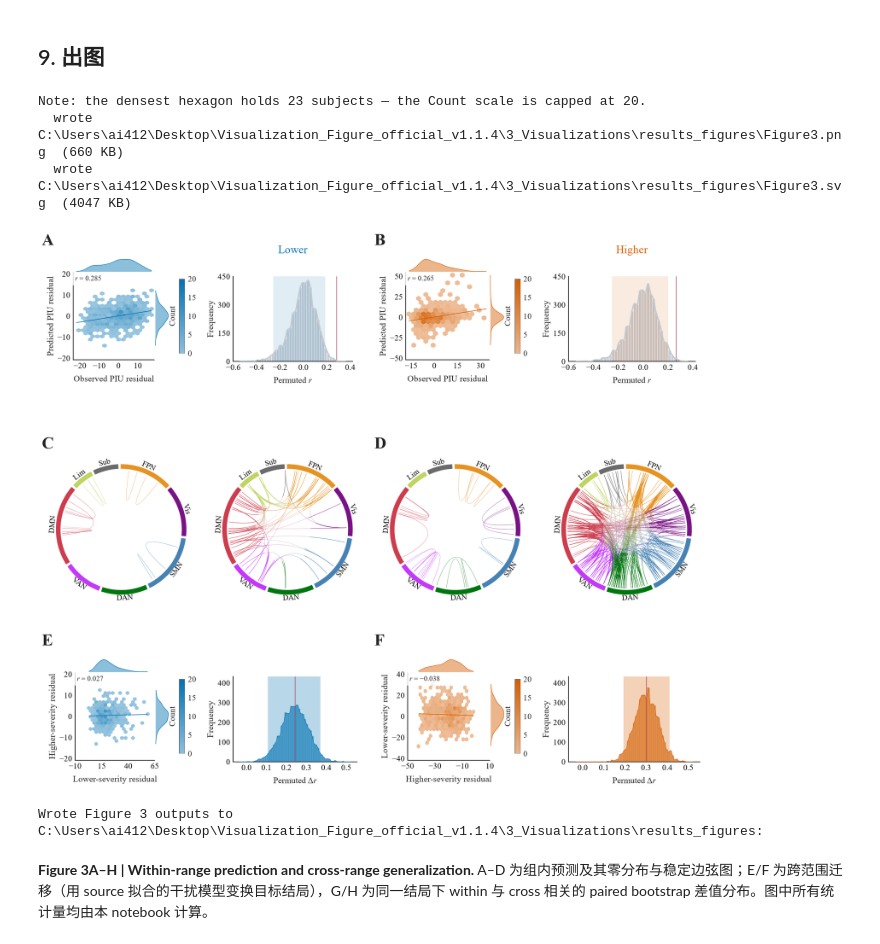
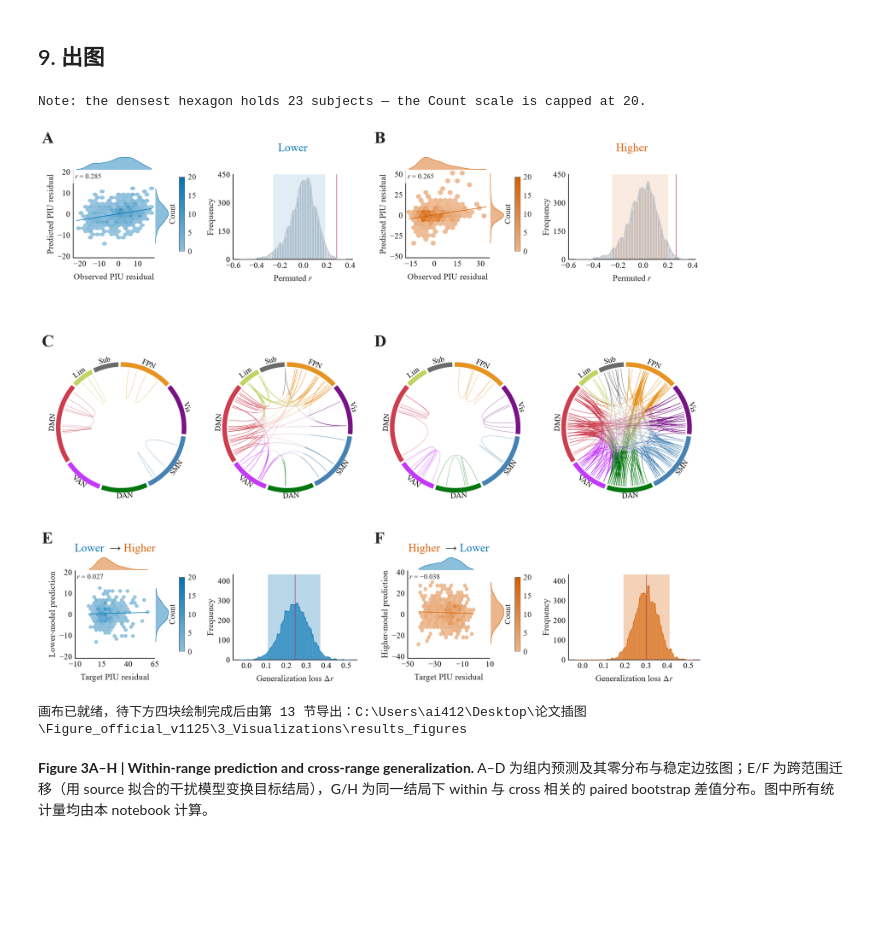
Before and after one commit to lufee10/IAT-CPM, a Jupyter notebook: 3_Visualizations/Visualization_Figure3.ipynb, the cells around one changed output. Drawn from its saved outputs; the diff is of its cells as text; code cells hidden in the pictures; blank space fills up the shorter version.

Commit message:
Update analysis documentation, range restriction validation and Figure 3

```diff
--- a/3_Visualizations/Visualization_Figure3.ipynb
+++ b/3_Visualizations/Visualization_Figure3.ipynb
@@ -1176,7 +1188,9 @@ E/F 显示用 source-transformed 结局的跨范围迁移；G/H 比较同一结
 # Composite figure — the complete Figure 2 on a single GridSpec
 # ===========================================================================
 COMPOSITE_W_PX = 2112
-COMPOSITE_H_PX = 1728
+COMPOSITE_H_PX = 1728        # 上部 A–F 的高度（绝对 px 定位都以它为基准）
+BLOCK_ROWS_PX = 1290         # 下方 G/J、H/I 两行所占高度（含行间留白）
+CANVAS_H_PX = COMPOSITE_H_PX + BLOCK_ROWS_PX
 COMPOSITE_DPI = 300
 CHORD_BOX_PX = 450.0        # polar axes box (arcs sit at 0.85–0.90 r)
 CHORD_LABEL_SIZE = 5.8       # network labels, scaled to the smaller circle
@@ -1269,9 +1283,9 @@ def _chord_panel(fig, outer, row: int, col: int, group: str, mode: str, ns,
     p = ax_hdr.get_position(fig)
     ax_hdr.set_position([
         p.x0,
-        1.0 - (CHORD_HEADER_TOP_PX + HEADER_PX) / COMPOSITE_H_PX,
+        1.0 - (CHORD_HEADER_TOP_PX + HEADER_PX) / CANVAS_H_PX,
         p.width,
-        HEADER_PX / COMPOSITE_H_PX,
+        HEADER_PX / CANVAS_H_PX,
     ])
 
     ax = fig.add_subplot(body, projection='polar')
@@ -1280,13 +1294,13 @@ def _chord_panel(fig, outer, row: int, col: int, group: str, mode: str, ns,
     # cell height, so the box is pinned instead.
     bb = body.get_position(fig)
     w = CHORD_BOX_PX / COMPOSITE_W_PX
-    h = CHORD_BOX_PX / COMPOSITE_H_PX
+    h = CHORD_BOX_PX / CANVAS_H_PX
     cx = bb.x0 + bb.width / 2.0
     if center_y_px is None:
         cy = bb.y0 + bb.height / 2.0
     else:
         # Pin the circle on the reference's own vertical centre.
-        cy = 1.0 - center_y_px / COMPOSITE_H_PX
+        cy = 1.0 - center_y_px / CANVAS_H_PX
     ax.set_position([cx - w / 2.0, cy - h / 2.0, w, h])
 
     info = draw_chord_into_axes(
@@ -1352,11 +1366,11 @@ def make_composite_figure(export: bool = False,
 
     fig = plt.figure(
         figsize=(COMPOSITE_W_PX / COMPOSITE_DPI,
-                 COMPOSITE_H_PX / COMPOSITE_DPI),
+                 CANVAS_H_PX / COMPOSITE_DPI),
         dpi=COMPOSITE_DPI, facecolor='white')
     outer = fig.add_gridspec(
         3, 4,
-        left=0.0, right=1.0, bottom=0.0, top=1.0,
+        left=0.0, right=1.0, bottom=BLOCK_ROWS_PX / CANVAS_H_PX, top=1.0,
         height_ratios=ROW_HEIGHTS_PX,
         width_ratios=COL_WIDTHS_PX,
         hspace=ROW_HSPACE, wspace=COL_WSPACE,
@@ -1439,8 +1453,10 @@ def make_composite_figure(export: bool = False,
     # source group — which is also the group whose residual space the x axis
     # lives in:
     #
-    #     E  blue    Low-IAT model on the High-IAT subjects   r = +0.027
-    #     F  orange  High-IAT model on the Low-IAT subjects   r = −0.038
+    #     E  blue    lower-PIU model on the higher-PIU subjects  r = +0.027
+    #     F  orange  higher-PIU model on the lower-PIU subjects  r = −0.038
+    # 面板标题为两色 Lower → Higher / Higher → Lower；y 方向的边缘分布取
+    # *y 轴变量*所属范围的颜色（E 用 high 的橙、F 用 low 的蓝）。
     #
     # So the colour, the x-axis label and the panel letter all name the
     # severity range of the transferred model, while the y axis names the
@@ -1450,8 +1466,9 @@ def make_composite_figure(export: bool = False,
     # direction from the arrow.
     ax_e = legacy.draw_scatter_panel(
         fig, outer[2, 0], high['y_source_ref'], high['pred_cross'], c_low,
-        letter='E', title=None,
-        xlabel='Lower-severity residual', ylabel='Higher-severity residual',
+        letter='E', title=None, title_pair=('Lower', 'Higher'),
+        ymarg_color=c_low, xmarg_color=c_high, annotation_box=False,
+        xlabel='Target PIU residual', ylabel='Lower-model prediction',
         xticks=E_XTICKS, yticks=E_YTICKS, ylim=e_ylim,
         cbar_vmin=COUNT_VMIN, cbar_vmax=cbar_vmax,
         annotation=_r_annotation(high['r_cross_source_ref'],
@@ -1460,12 +1477,13 @@ def make_composite_figure(export: bool = False,
     legacy.draw_bootstrap_panel(
         fig, outer[2, 1], high['boot_delta_r'], high['delta_r'],
         high['delta_r_ci'], c_low, bins=high['boot_bins'],
-        xlabel='Permuted Δ$r$',
+        xlabel='Generalization loss $\\Delta r$',
         yticks=DELTA_YTICKS, ylim=boot_ylim)
     ax_f = legacy.draw_scatter_panel(
         fig, outer[2, 2], low['y_source_ref'], low['pred_cross'], c_high,
-        letter='F', title=None,
-        xlabel='Higher-severity residual', ylabel='Lower-severity residual',
+        letter='F', title=None, title_pair=('Higher', 'Lower'),
+        ymarg_color=c_high, xmarg_color=c_low, annotation_box=False,
+        xlabel='Target PIU residual', ylabel='Higher-model prediction',
         xticks=F_XTICKS, yticks=F_YTICKS, ylim=f_ylim,
         cbar_vmin=COUNT_VMIN, cbar_vmax=cbar_vmax,
         annotation=_r_annotation(low['r_cross_source_ref'],
@@ -1474,7 +1492,7 @@ def make_composite_figure(export: bool = False,
     legacy.draw_bootstrap_panel(
         fig, outer[2, 3], low['boot_delta_r'], low['delta_r'],
         low['delta_r_ci'], c_high, bins=low['boot_bins'],
-        xlabel='Permuted Δ$r$',
+        xlabel='Generalization loss $\\Delta r$',
         yticks=DELTA_YTICKS, ylim=boot_ylim)
 
     if export:
@@ -2364,18 +2426,16 @@ st = sys.modules[__name__]
 ## 9. 出图
 # %%
 # --- the one-shot complete canvas ---------------------------------------
+# 先只建画布（不导出）：第 10–12 节把 G/J/H/I 画进下方预留区，第 13 节统一导出。
 out_dir = str(RESULTS_DIR)
 os.makedirs(out_dir, exist_ok=True)
 os.environ['FIG3_OUTPUT_DIR'] = out_dir
-fig_complete = make_composite_figure(export=True, output_dir=out_dir)
+FIG3 = fig_complete = make_composite_figure(export=False, output_dir=out_dir)
 plt.show()
-
-print('\nWrote Figure 3 outputs to ' + out_dir + ':')
+print('\n画布已就绪，待下方四块绘制完成后由第 13 节导出：' + out_dir)
 # %% [output]
 Note: the densest hexagon holds 23 subjects — the Count scale is capped at 20.
-  wrote C:\Users\ai412\Desktop\Visualization_Figure_official_v1.1.4\3_Visualizations\results_figures\Figure3.png  (660 KB)
-  wrote C:\Users\ai412\Desktop\Visualization_Figure_official_v1.1.4\3_Visualizations\results_figures\Figure3.svg  (4047 KB)
-[figure, old version]
+[figure, new version]
-Wrote Figure 3 outputs to C:\Users\ai412\Desktop\Visualization_Figure_official_v1.1.4\3_Visualizations\results_figures:
+画布已就绪，待下方四块绘制完成后由第 13 节导出：C:\Users\ai412\Desktop\论文插图\Figure_official_v1125\3_Visualizations\results_figures
 # %% [markdown]
 **Figure 3A–H | Within-range prediction and cross-range generalization.** A–D 为组内预测及其零分布与稳定边弦图；E/F 为跨范围迁移（用 source 拟合的干扰模型变换目标结局），G/H 为同一结局下 within 与 cross 相关的 paired bootstrap 差值分布。图中所有统计量均由本 notebook 计算。
```
Also changed, not shown: parts of 40 cells of this notebook, 32 other files.
